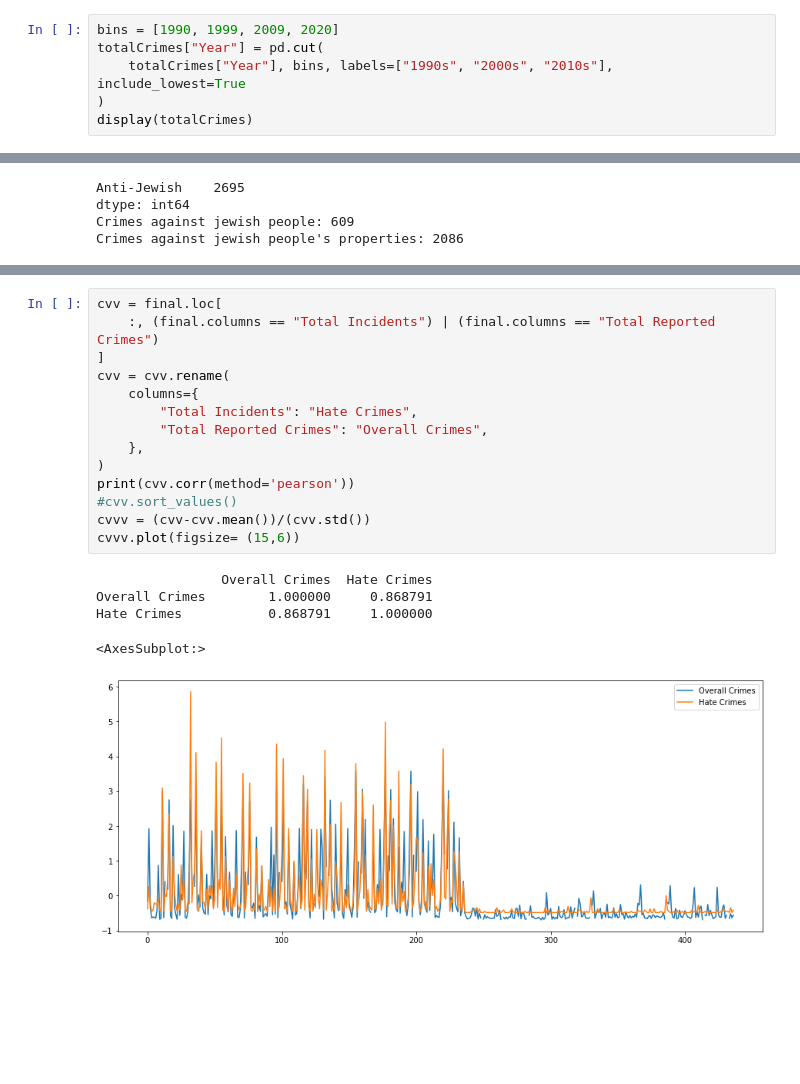
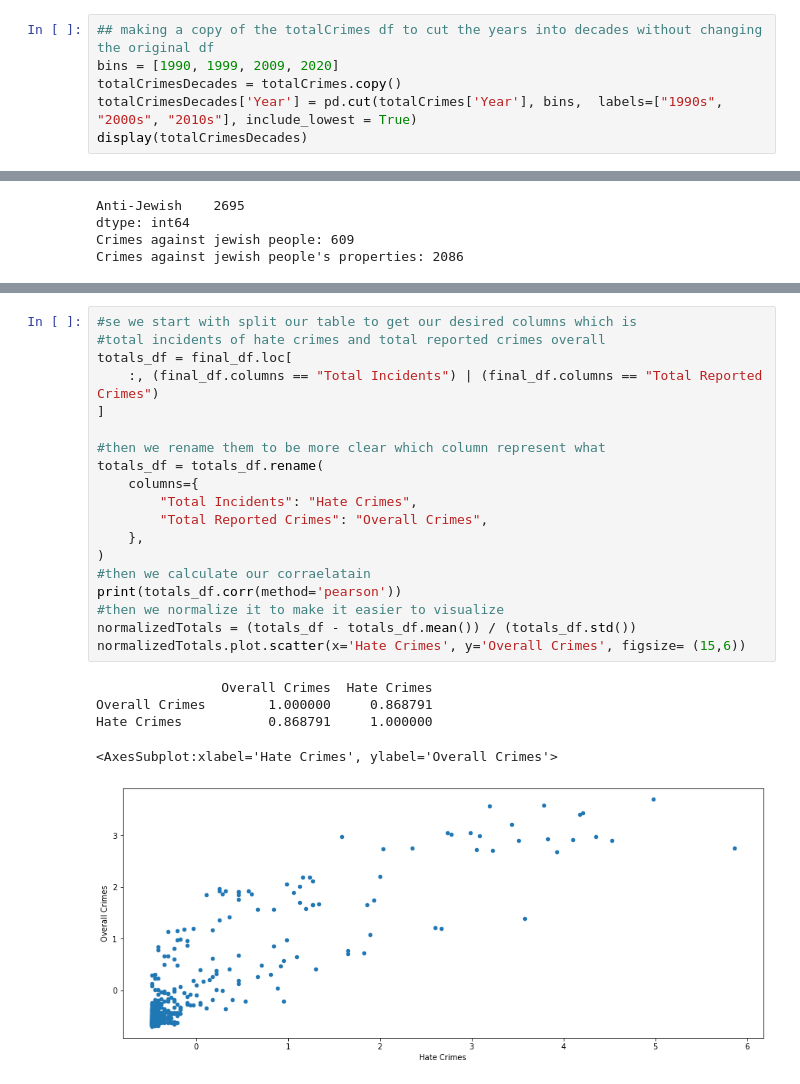
Before and after one commit to BlackYun2/data-science-project, a Jupyter notebook: Group 19.ipynb, the cells around one changed output, grey strips where cells are left out. Saved outputs shown, nothing was run; the diff lists cells and outputs as text; blank space fills up the shorter version.

```diff
--- a/Group 19.ipynb
+++ b/Group 19.ipynb
@@ -316,11 +316,11 @@ Name: Total Incidents, dtype: int64
 # %% [markdown]
 **2- What are the total crimes reported in per decade (1990s, 2000s, 2010s), and which decades had the least and most crimes?**
 # %%
+## making a copy of the totalCrimes df to cut the years into decades without changing the original df
 bins = [1990, 1999, 2009, 2020]
-totalCrimes["Year"] = pd.cut(
-    totalCrimes["Year"], bins, labels=["1990s", "2000s", "2010s"], include_lowest=True
-)
-display(totalCrimes)
+totalCrimesDecades = totalCrimes.copy()
+totalCrimesDecades['Year'] = pd.cut(totalCrimes['Year'], bins,  labels=["1990s", "2000s", "2010s"], include_lowest = True)
+display(totalCrimesDecades)
 # %% [output]
 |  | County | Year | Total Reported Crimes | Total Violent Crimes | Murder | Rape | Robbery | ... |
 | 9 | Albany | 2010s | 7412 | 1115 | 19 | 109 | 213 | ... |
@@ -417,23 +454,28 @@ Anti-Gender  0.646803     1.000000
 <AxesSubplot:>
 [figure]
 # %%
-cvv = final.loc[
-    :, (final.columns == "Total Incidents") | (final.columns == "Total Reported Crimes")
+#se we start with split our table to get our desired columns which is
+#total incidents of hate crimes and total reported crimes overall
+totals_df = final_df.loc[
+    :, (final_df.columns == "Total Incidents") | (final_df.columns == "Total Reported Crimes")
 ]
-cvv = cvv.rename(
+
+#then we rename them to be more clear which column represent what
+totals_df = totals_df.rename(
     columns={
         "Total Incidents": "Hate Crimes",
         "Total Reported Crimes": "Overall Crimes",
     },
 )
-print(cvv.corr(method='pearson'))
-#cvv.sort_values()
-cvvv = (cvv-cvv.mean())/(cvv.std())
-cvvv.plot(figsize= (15,6))
+#then we calculate our corraelatain
+print(totals_df.corr(method='pearson'))
+#then we normalize it to make it easier to visualize
+normalizedTotals = (totals_df - totals_df.mean()) / (totals_df.std())
+normalizedTotals.plot.scatter(x='Hate Crimes', y='Overall Crimes', figsize= (15,6))
 # %% [output]
                 Overall Crimes  Hate Crimes
 Overall Crimes        1.000000     0.868791
 Hate Crimes           0.868791     1.000000
-<AxesSubplot:>
+<AxesSubplot:xlabel='Hate Crimes', ylabel='Overall Crimes'>
-[figure, old version]
+[figure, new version]
 # %%
```
Also changed, not shown: parts of 5 cells of this notebook, 1 other file.
